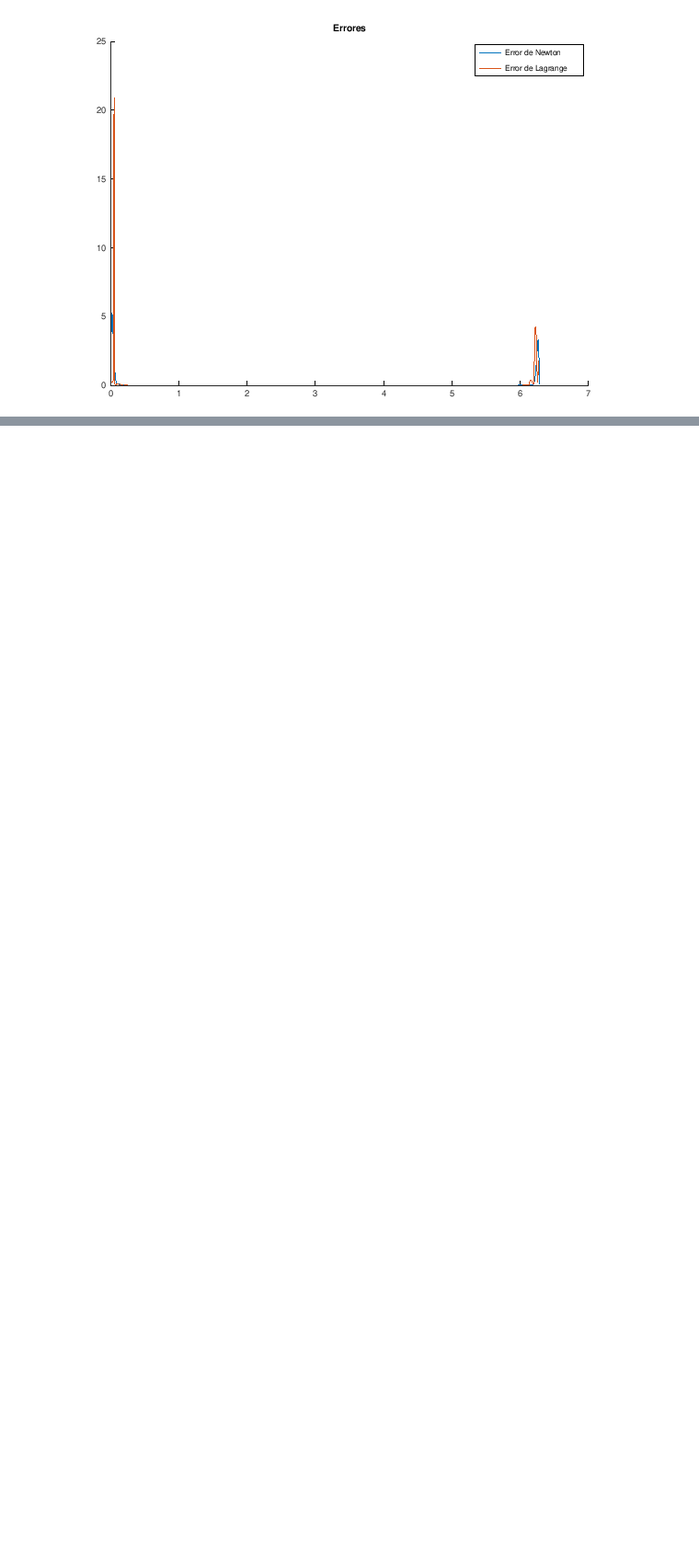
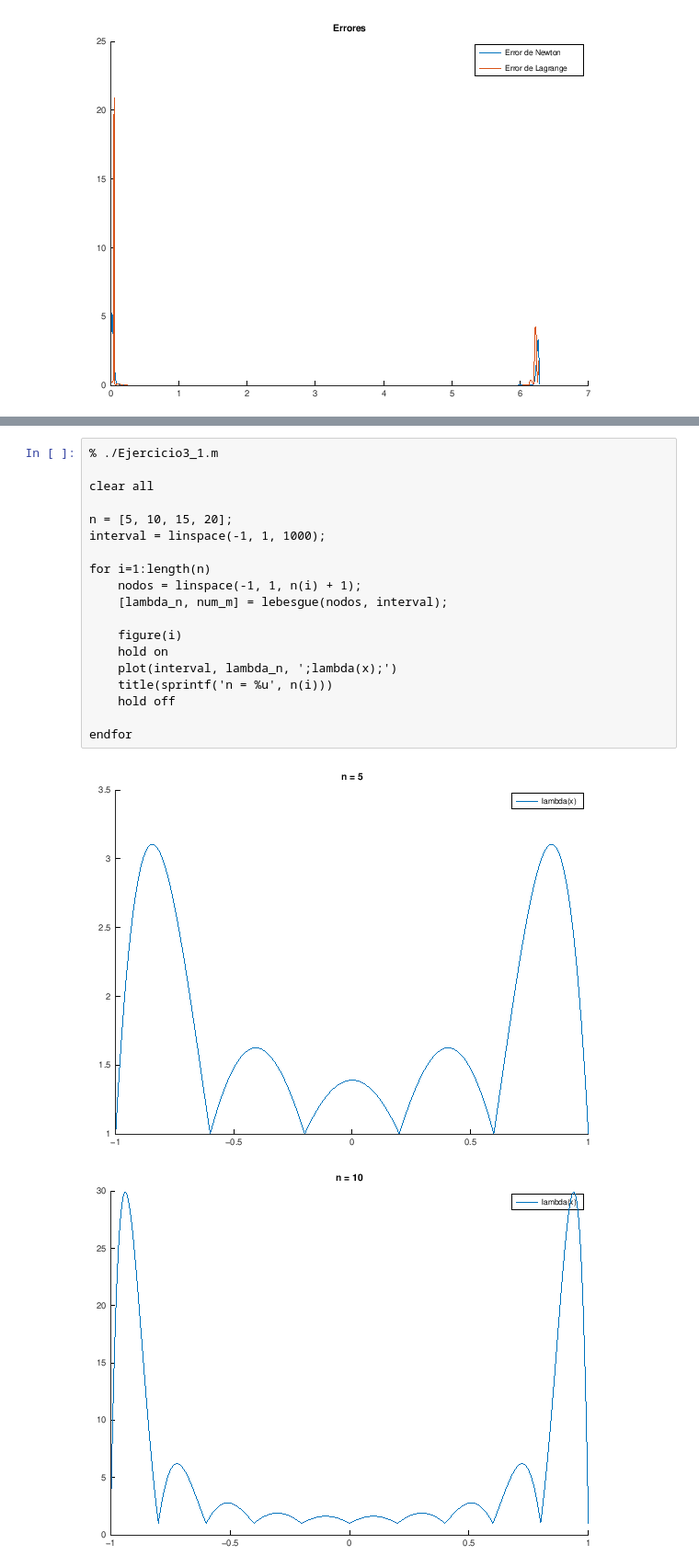
Before and after one commit to alonct/CN1V-practicas-octave, a Jupyter notebook: Entrega_1_AlonsoOmaAlonso/Entregable_1.ipynb, the cells around one changed output, grey strips where cells are left out. Shown at 92% size. Saved outputs shown, nothing was run; the diff lists cells and outputs as text; blank space fills up the shorter version.

Commit message:
ejercicio 3.2

```diff
--- a/Entrega_1_AlonsoOmaAlonso/Entregable_1.ipynb
+++ b/Entrega_1_AlonsoOmaAlonso/Entregable_1.ipynb
@@ -531,0 +551,22 @@ plot(z, lambda_n)
+# %%
+% ./Ejercicio3_1.m
+
+clear all
+
+n = [5, 10, 15, 20];
+interval = linspace(-1, 1, 1000);
+
+for i=1:length(n)
+    nodos = linspace(-1, 1, n(i) + 1);
+    [lambda_n, num_m] = lebesgue(nodos, interval);
+
+    figure(i)
+    hold on
+    plot(interval, lambda_n, ';lambda(x);')
+    title(sprintf('n = %u', n(i)))
+    hold off
+
+endfor
+# %% [output]
+[figure, added]
+[figure, added]
```
Also changed, not shown: parts of 7 cells of this notebook.
